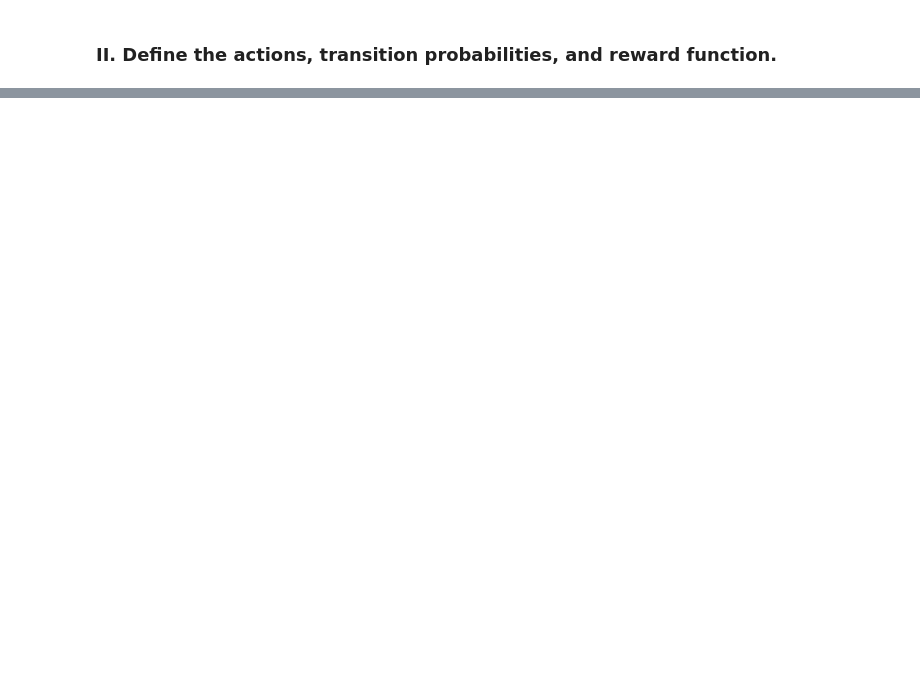
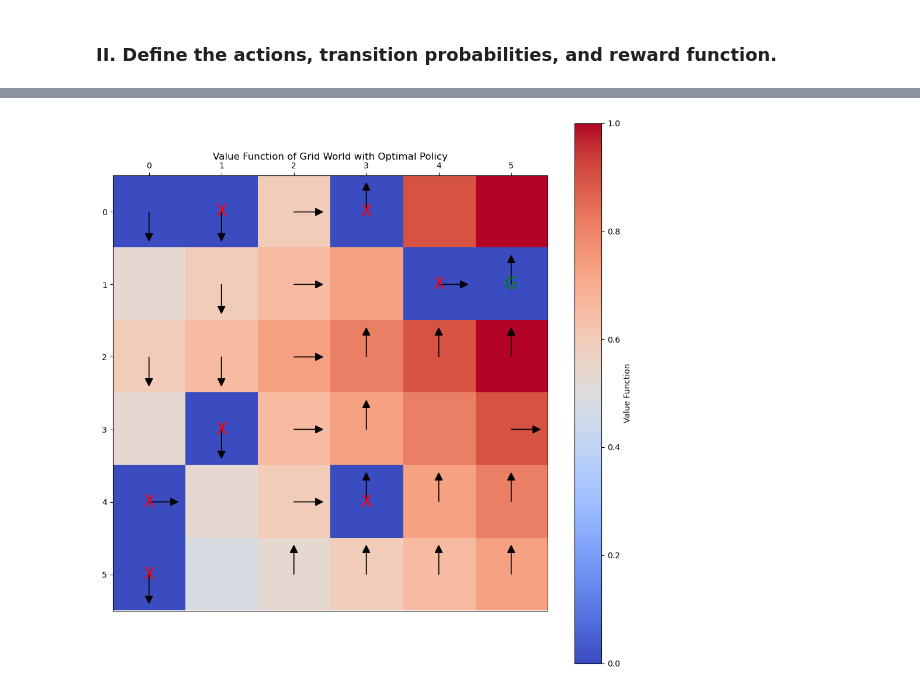
Before and after one commit to AiluielenA/reinforcement_learning, a Jupyter notebook: homework_1/homework1.ipynb, the cells around one changed output, grey strips where cells are left out. Cells and saved outputs as stored; diff of their text form; code cells hidden in the pictures; blank space fills up the shorter version.

```diff
--- a/homework_1/homework1.ipynb
+++ b/homework_1/homework1.ipynb
@@ -140 +185,42 @@ for i in range(grid_size[0]):
+# %%
+fig, ax = plt.subplots(figsize=(12, 12))
+
+# Display the value function with the top-left as the origin
+cax = ax.imshow(value_function, cmap='coolwarm', origin='upper')
+fig.colorbar(cax, label="Value Function")
+ax.set_title("Value Function of Grid World with Optimal Policy", pad=20)  # Add padding to move the title away from the x-axis
+
+
+# Overlay the optimal policy as arrows
+for i in range(grid_size[0]):
+    for j in range(grid_size[1]):
+        if policy[i, j] == 'up':
+            ax.arrow(i,j, 0, -0.3, head_width=0.1, head_length=0.1, color='black')
+        elif policy[i, j] == 'down':
+            ax.arrow(i,j, 0, 0.3, head_width=0.1, head_length=0.1, color='black')
+        elif policy[i, j] == 'left':
+            ax.arrow(i,j, -0.3, 0, head_width=0.1, head_length=0.1, color='black')
+        elif policy[i, j] == 'right':
+            ax.arrow(i,j, 0.3, 0, head_width=0.1, head_length=0.1, color='black')
+
+ax.text(goal_state[1], goal_state[0], 'G', ha='center', va='center', color='green', fontsize=20)
+for obs in obstacles:
+    ax.text(obs[1], obs[0], 'X', ha='center', va='center', color='red', fontsize=20)
+
+# Adjust plot limits to display cells fully
+ax.set_xlim(-0.5, grid_size[1] - 0.5)
+ax.set_ylim(-0.5, grid_size[0] - 0.5)
+ax.invert_yaxis()  # Set (0,0) at the top-left
+
+# Move x-axis to the top
+ax.xaxis.set_ticks_position('top')  # Set x-axis ticks to the top
+ax.xaxis.set_label_position('top')  # Set x-axis label position to the top
+
+# Set grid and labels
+plt.xticks(range(grid_size[1]))
+plt.yticks(range(grid_size[0]))
+
+plt.show()
+# %% [output]
+[figure, added]
 # %%
```
Also changed, not shown: parts of 6 cells of this notebook, 1 other file.
